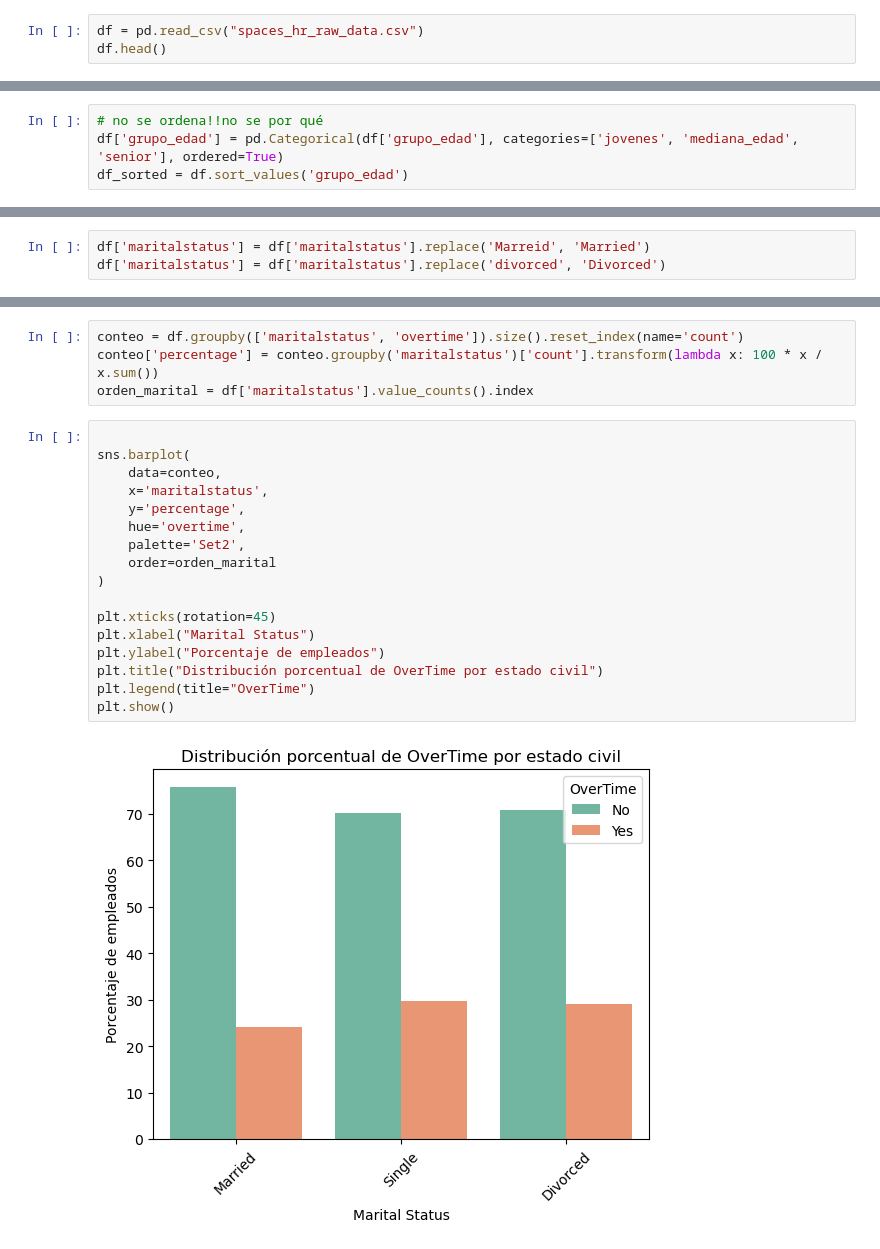
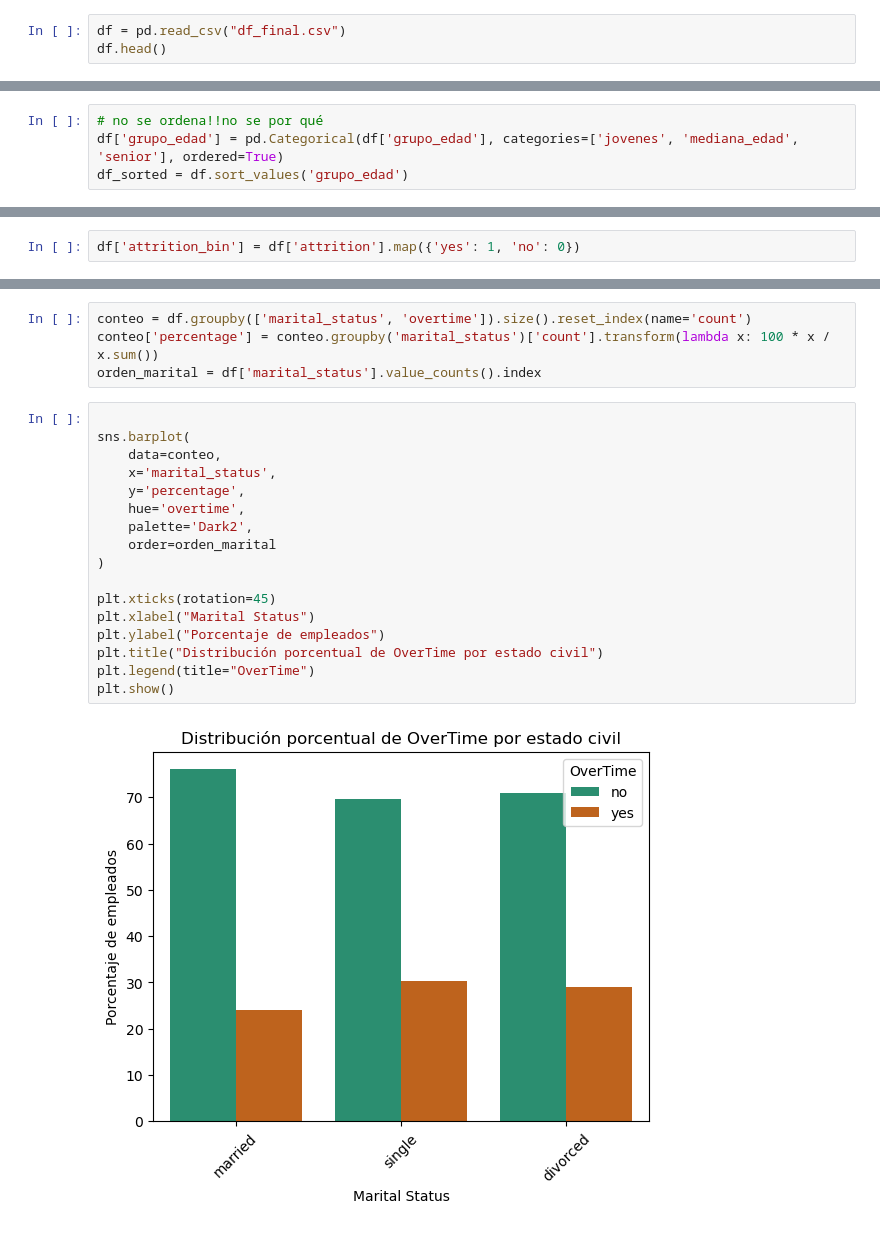
Before and after one commit to xcgrisales/project-da-promo-50-modulo-3-team-4, a Jupyter notebook: prueba_visualizacion.ipynb, the cells around one changed output, grey strips where cells are left out. Drawn from its saved outputs; the diff is of its cells as text.

Commit message:
cambios visualizacion

```diff
--- a/prueba_visualizacion.ipynb
+++ b/prueba_visualizacion.ipynb
@@ -13,6 +12,6 @@ warnings.filterwarnings("ignore")
 # Configuración
 pd.set_option('display.max_columns', None)
 # %%
-df = pd.read_csv("spaces_hr_raw_data.csv")
+df = pd.read_csv("df_final.csv")
 df.head()
 # %% [output]
@@ -197,3 +143,0 @@ dtype: object
-# %%
-df['maritalstatus'] = df['maritalstatus'].replace('Marreid', 'Married')
-df['maritalstatus'] = df['maritalstatus'].replace('divorced', 'Divorced')
@@ -199,0 +152,2 @@ df['maritalstatus'] = df['maritalstatus'].replace('divorced', 'Divorced')
+# %%
+df['attrition_bin'] = df['attrition'].map({'yes': 1, 'no': 0})
@@ -200,23 +221,23 @@ df['maritalstatus'] = df['maritalstatus'].replace('divorced', 'Divorced')
 # %%
-conteo = df.groupby(['maritalstatus', 'overtime']).size().reset_index(name='count')
-conteo['percentage'] = conteo.groupby('maritalstatus')['count'].transform(lambda x: 100 * x / x.sum())
-orden_marital = df['maritalstatus'].value_counts().index
+conteo = df.groupby(['marital_status', 'overtime']).size().reset_index(name='count')
+conteo['percentage'] = conteo.groupby('marital_status')['count'].transform(lambda x: 100 * x / x.sum())
+orden_marital = df['marital_status'].value_counts().index
 # %%
 
 sns.barplot(
     data=conteo,
-    x='maritalstatus',
+    x='marital_status',
     y='percentage',
     hue='overtime',
-    palette='Set2',
+    palette='Dark2',
     order=orden_marital
 )
 
 plt.xticks(rotation=45)
 plt.xlabel("Marital Status")
 plt.ylabel("Porcentaje de empleados")
 plt.title("Distribución porcentual de OverTime por estado civil")
 plt.legend(title="OverTime")
 plt.show()
 # %% [output]
-[figure, old version]
+[figure, new version]
```
Also changed, not shown: parts of 53 cells of this notebook.
